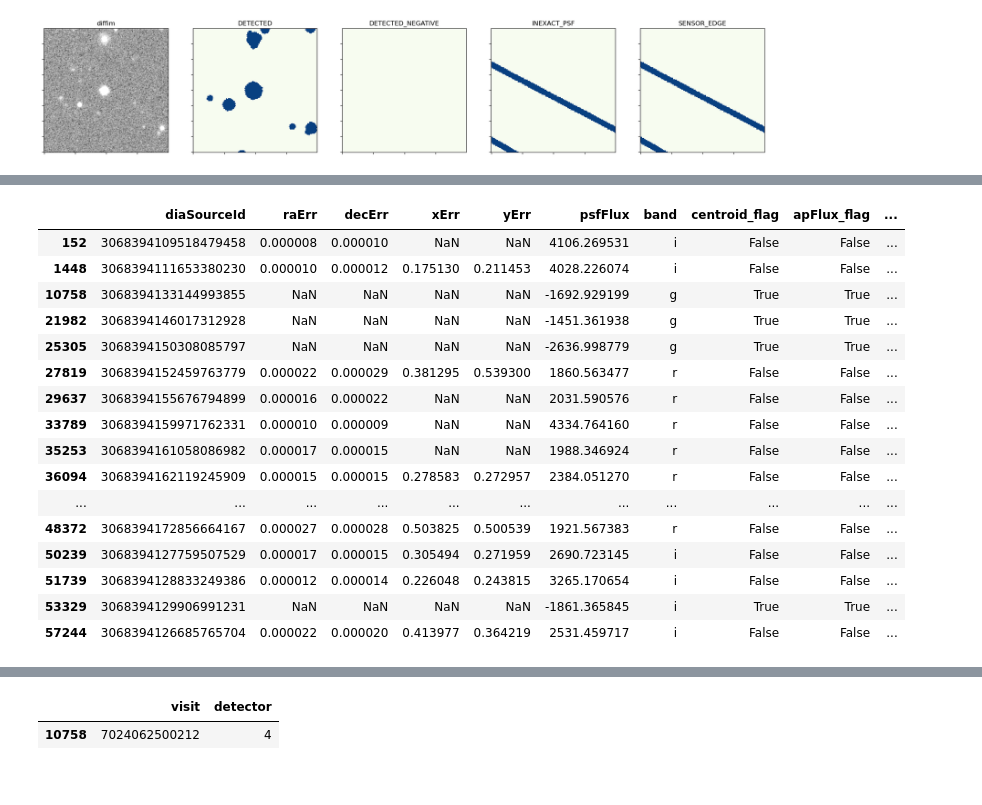
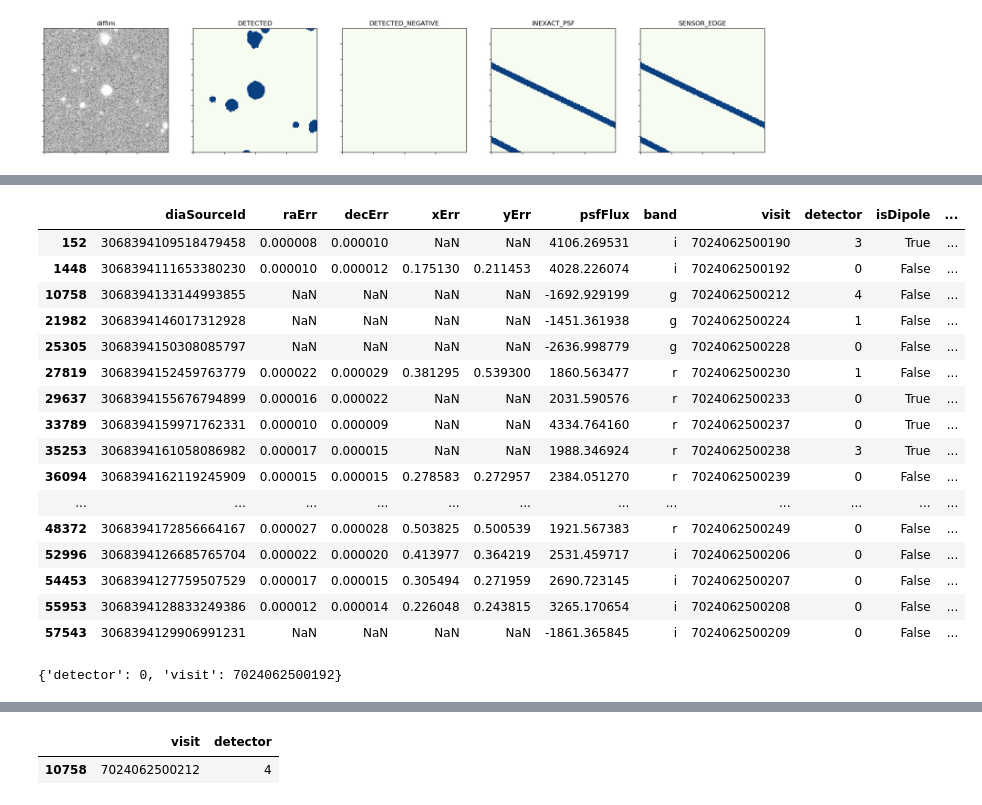
Before and after one commit to lsst-sitcom/notebooks_dia, a Jupyter notebook: DM-46125.ipynb, the cells around one changed output, grey strips where cells are left out. Saved outputs shown, nothing was run; the diff lists cells and outputs as text; code cells hidden in the pictures.

```diff
--- a/DM-46125.ipynb
+++ b/DM-46125.ipynb
@@ -510,3 +618,3 @@ plotFlagImages(difference_cutout)
 # %%
-single_obj = obj4_field_nan[obj4_field_nan['nDiaSources'] > 10].iloc[230]
-single_obj
+# single_obj = obj4_field_nan[obj4_field_nan['nDiaSources'] > 10].iloc[230]
+# single_obj
@@ -526,3 +621,3 @@ Name: 155859, Length: 190, dtype: object
 # %%
-single_obj = obj4_field_not_nan[obj4_field_not_nan['nDiaSources'] > 10].iloc[230]
-single_obj
+# single_obj = obj4_field_not_nan[obj4_field_not_nan['nDiaSources'] > 10].iloc[230]
+# single_obj
@@ -584,25 +667,29 @@ Name: 45887, dtype: object
 # %%
-src_for_single_obj[['diaSourceId', 'raErr', 'decErr', 'xErr', 'yErr', 'psfFlux', 'band', 'centroid_flag', 'apFlux_flag', 'psfFlux_flag', 'forced_PsfFlux_flag', 'shape_flag']]
+src_for_single_obj[['diaSourceId', 'raErr', 'decErr', 'xErr', 'yErr', 'psfFlux', 'band', 'visit', 'detector', 'isDipole','centroid_flag', 'apFlux_flag', 'psfFlux_flag', 'forced_PsfFlux_flag', 'shape_flag']]
 # %% [output]
-|  | diaSourceId | raErr | decErr | xErr | yErr | psfFlux | band | centroid_flag | apFlux_flag | ... |
-| 152 | 3068394109518479458 | 0.000008 | 0.000010 | NaN | NaN | 4106.269531 | i | False | False | ... |
-| 1448 | 3068394111653380230 | 0.000010 | 0.000012 | 0.175130 | 0.211453 | 4028.226074 | i | False | False | ... |
-| 10758 | 3068394133144993855 | NaN | NaN | NaN | NaN | -1692.929199 | g | True | True | ... |
-| 21982 | 3068394146017312928 | NaN | NaN | NaN | NaN | -1451.361938 | g | True | True | ... |
-| 25305 | 3068394150308085797 | NaN | NaN | NaN | NaN | -2636.998779 | g | True | True | ... |
-| 27819 | 3068394152459763779 | 0.000022 | 0.000029 | 0.381295 | 0.539300 | 1860.563477 | r | False | False | ... |
-| 29637 | 3068394155676794899 | 0.000016 | 0.000022 | NaN | NaN | 2031.590576 | r | False | False | ... |
-| 33789 | 3068394159971762331 | 0.000010 | 0.000009 | NaN | NaN | 4334.764160 | r | False | False | ... |
-| 35253 | 3068394161058086982 | 0.000017 | 0.000015 | NaN | NaN | 1988.346924 | r | False | False | ... |
-| 36094 | 3068394162119245909 | 0.000015 | 0.000015 | 0.278583 | 0.272957 | 2384.051270 | r | False | False | ... |
-| ... | ... | ... | ... | ... | ... | ... | ... | ... | ... | ... |
-| 48372 | 3068394172856664167 | 0.000027 | 0.000028 | 0.503825 | 0.500539 | 1921.567383 | r | False | False | ... |
-| 50239 | 3068394127759507529 | 0.000017 | 0.000015 | 0.305494 | 0.271959 | 2690.723145 | i | False | False | ... |
-| 51739 | 3068394128833249386 | 0.000012 | 0.000014 | 0.226048 | 0.243815 | 3265.170654 | i | False | False | ... |
-| 53329 | 3068394129906991231 | NaN | NaN | NaN | NaN | -1861.365845 | i | True | True | ... |
-| 57244 | 3068394126685765704 | 0.000022 | 0.000020 | 0.413977 | 0.364219 | 2531.459717 | i | False | False | ... |
+|  | diaSourceId | raErr | decErr | xErr | yErr | psfFlux | band | visit | detector | isDipole | ... |
+| 152 | 3068394109518479458 | 0.000008 | 0.000010 | NaN | NaN | 4106.269531 | i | 7024062500190 | 3 | True | ... |
+| 1448 | 3068394111653380230 | 0.000010 | 0.000012 | 0.175130 | 0.211453 | 4028.226074 | i | 7024062500192 | 0 | False | ... |
+| 10758 | 3068394133144993855 | NaN | NaN | NaN | NaN | -1692.929199 | g | 7024062500212 | 4 | False | ... |
+| 21982 | 3068394146017312928 | NaN | NaN | NaN | NaN | -1451.361938 | g | 7024062500224 | 1 | False | ... |
+| 25305 | 3068394150308085797 | NaN | NaN | NaN | NaN | -2636.998779 | g | 7024062500228 | 0 | False | ... |
+| 27819 | 3068394152459763779 | 0.000022 | 0.000029 | 0.381295 | 0.539300 | 1860.563477 | r | 7024062500230 | 1 | False | ... |
+| 29637 | 3068394155676794899 | 0.000016 | 0.000022 | NaN | NaN | 2031.590576 | r | 7024062500233 | 0 | True | ... |
+| 33789 | 3068394159971762331 | 0.000010 | 0.000009 | NaN | NaN | 4334.764160 | r | 7024062500237 | 0 | True | ... |
+| 35253 | 3068394161058086982 | 0.000017 | 0.000015 | NaN | NaN | 1988.346924 | r | 7024062500238 | 3 | True | ... |
+| 36094 | 3068394162119245909 | 0.000015 | 0.000015 | 0.278583 | 0.272957 | 2384.051270 | r | 7024062500239 | 0 | False | ... |
+| ... | ... | ... | ... | ... | ... | ... | ... | ... | ... | ... | ... |
+| 48372 | 3068394172856664167 | 0.000027 | 0.000028 | 0.503825 | 0.500539 | 1921.567383 | r | 7024062500249 | 0 | False | ... |
+| 52996 | 3068394126685765704 | 0.000022 | 0.000020 | 0.413977 | 0.364219 | 2531.459717 | i | 7024062500206 | 0 | False | ... |
+| 54453 | 3068394127759507529 | 0.000017 | 0.000015 | 0.305494 | 0.271959 | 2690.723145 | i | 7024062500207 | 0 | False | ... |
+| 55953 | 3068394128833249386 | 0.000012 | 0.000014 | 0.226048 | 0.243815 | 3265.170654 | i | 7024062500208 | 0 | False | ... |
+| 57543 | 3068394129906991231 | NaN | NaN | NaN | NaN | -1861.365845 | i | 7024062500209 | 0 | False | ... |
 # %%
 # If xErr and yErr are NaN, raErr and decErr are not NaN if isDipole is True
 # If xErr and yErr are NaN, raErr and decErr are NaN if isDipole is False
+# %%
+print(data1)
+# %% [output]
+{'detector': 0, 'visit': 7024062500192}
 # %%
 # find this source in the butler, but as a candidate and associate it with the source
```
Also changed, not shown: parts of 46 cells of this notebook.
